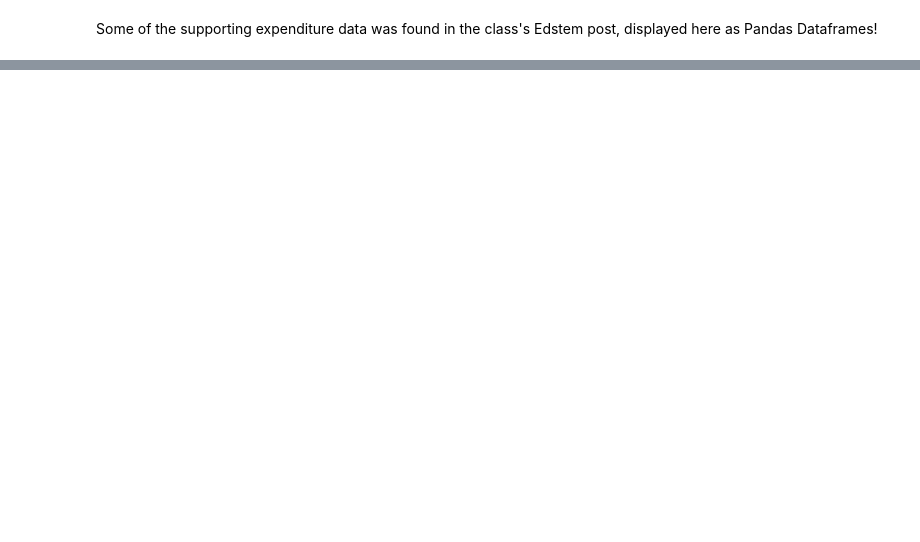
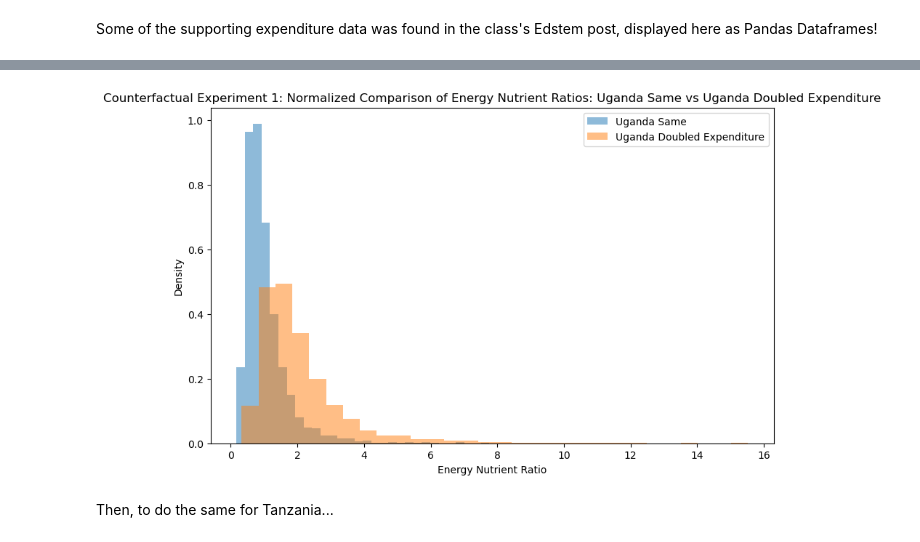
Before and after one commit to vishalival/eep153-stanley-jevons, a Jupyter notebook: deliverables_code_final.ipynb, the cells around one changed output, grey strips where cells are left out. Drawn from its saved outputs; the diff is of its cells as text; code cells hidden in the pictures; blank space fills up the shorter version.

```diff
--- a/deliverables_code_final.ipynb
+++ b/deliverables_code_final.ipynb
@@ -914,0 +440,9 @@ Sharma, Sangita & Cao, Xia & Roache, Cindy & Buchan, Annie & Reid, Rhonda & Gitt
+# %%
+x_uganda_doubled = x_uganda * 2
+
+# Running the CFE regression with the doubled expenditures
+result_uganda_doubled = cfe.Regression(y=np.log(x_uganda_doubled.stack()), d=z_uganda)
+
+# Displaying the sorted beta values with doubled expenditures
+print("For Uganda with doubled food expenditures:")
+result_uganda_doubled.get_beta().sort_values(ascending=False)
@@ -914,0 +468,40 @@ Sharma, Sangita & Cao, Xia & Roache, Cindy & Buchan, Annie & Reid, Rhonda & Gitt
+# %%
+xhat = result_uganda_doubled.predicted_expenditures()
+
+qhat = (xhat.unstack('j')/p_uganda).dropna(how='all')
+
+qhat = qhat.loc[:,qhat.count()>0]
+
+use = fct_uganda.index.intersection(qhat.columns)
+
+nutrients = qhat[use]@fct_uganda.loc[use,:]
+nutrients.mean()
+
+z = z_uganda[rdi_uganda.columns.tolist()]
+
+hh_rdi = z@rdi_uganda.T
+
+hh_rwi = hh_rdi*7
+
+use_nutrients = nutrients.columns.intersection(hh_rwi.columns)
+
+nutrient_ratio_uganda_doubled = (nutrients[use_nutrients]/hh_rwi[use_nutrients]).dropna()
+
+plt.figure(figsize=(10, 6))
+
+# Plotting the normalized histogram for Uganda's energy nutrient ratio
+plt.hist(nutrient_ratio_uganda['Energy'], bins=30, alpha=0.5, label='Uganda Same', density=True)
+
+# Plotting the normalized histogram for Tanzania's energy nutrient ratio
+plt.hist(nutrient_ratio_uganda_doubled['Energy'], bins=30, alpha=0.5, label='Uganda Doubled Expenditure', density=True)
+
+plt.title('Counterfactual Experiment 1: Normalized Comparison of Energy Nutrient Ratios: Uganda Same vs Uganda Doubled Expenditure')
+plt.xlabel('Energy Nutrient Ratio')
+plt.ylabel('Density')  # Adjusting label to 'Density' for clarity
+plt.legend(loc='upper right')
+
+plt.show()
+# %% [output]
+[figure, added]
+# %% [markdown]
+Then, to do the same for Tanzania...
```
Also changed, not shown: parts of 87 cells of this notebook, 10 other files.
